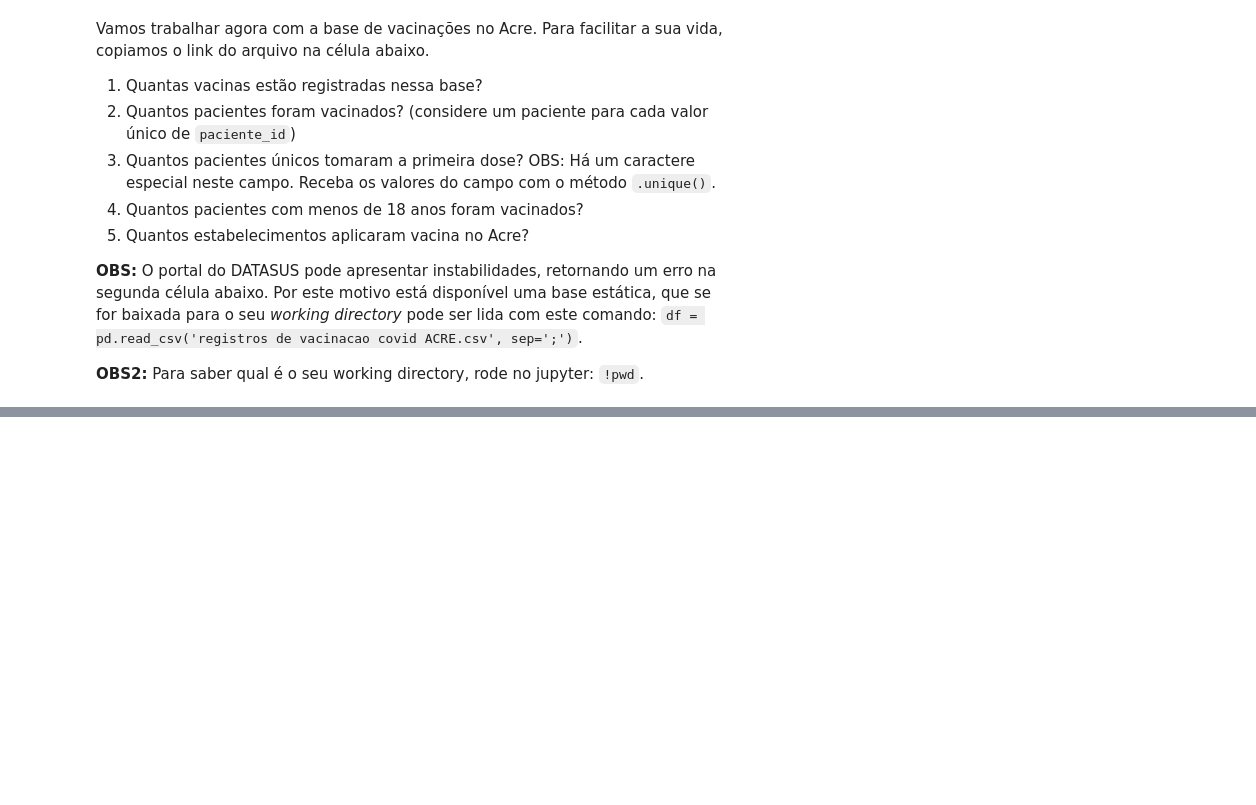
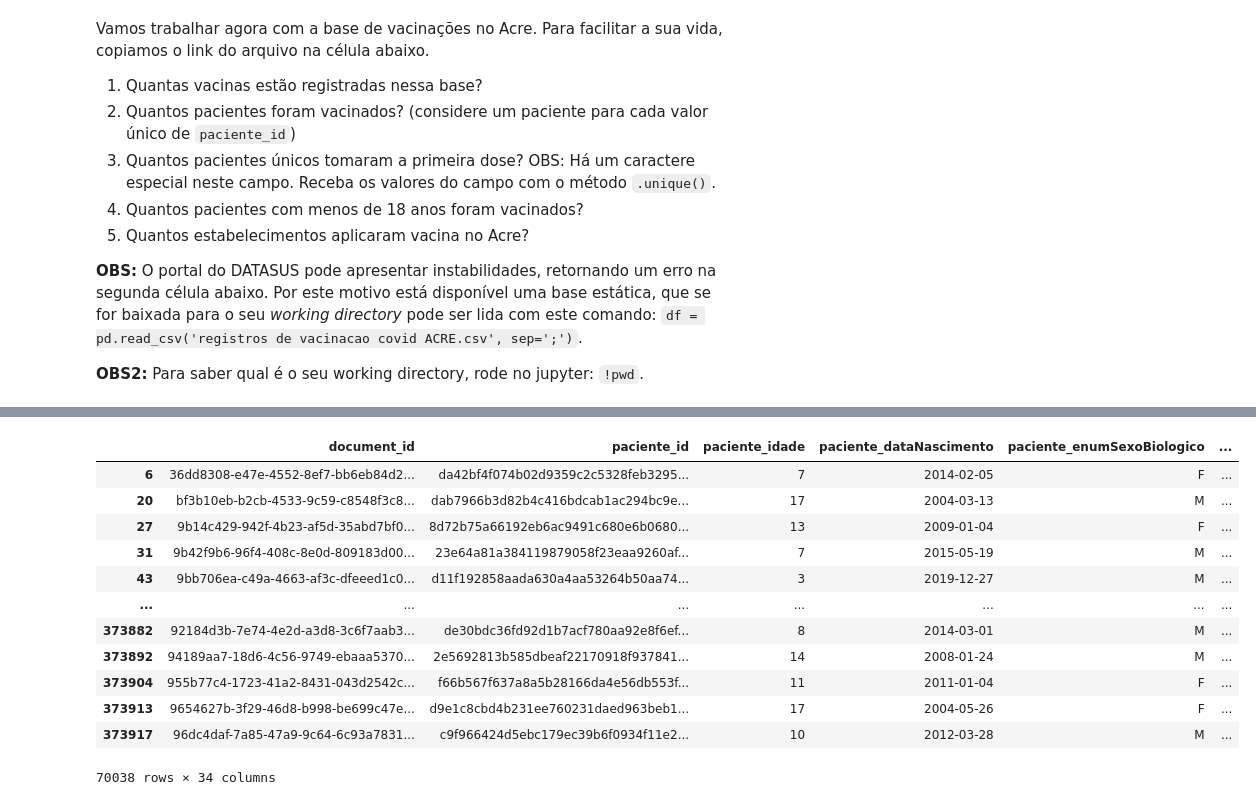
Before and after one commit to victortintel/ex_2_introducao_ao_pandas_modulo_4, a Jupyter notebook: ex2_victor_tintel_mod_4_atualizado .ipynb, the cells around one changed output, grey strips where cells are left out. Cells and saved outputs as stored; diff of their text form; code cells hidden in the pictures; blank space fills up the shorter version.

```diff
--- a/ex2_victor_tintel_mod_4_atualizado .ipynb
+++ b/ex2_victor_tintel_mod_4_atualizado .ipynb
@@ -248,0 +224,4 @@ HTTPError: HTTP Error 403: Forbidden
+# %%
+# 1) Sua solução aqui
+vac_acre = pd.read_csv('vacinacoes_ac.csv', sep=";")
+vac_acre
@@ -248,0 +276,6 @@ HTTPError: HTTP Error 403: Forbidden
+# %%
+# 3)
+vac_acre["Primeira dose"] = 0
+vac_acre.loc[vac_acre["vacina_descricao_dose"] == '1ª Dose', "Primeira dose"] = 1
+vacinados_primeira = vac_acre["Primeira dose"].sum()
+print(f"{vacinados_primeira} pessoas foram vacinadas com a primeira dose.")
@@ -248,0 +284,7 @@ HTTPError: HTTP Error 403: Forbidden
+# %%
+# 4) Quantos pacientes com menos de 18 anos foram vacinados?
+
+vac_acre["menor de idade"] = 0
+vac_acre.loc[vac_acre["paciente_idade"] < 18, "menor de idade"] = 1
+menor_de_idade = vac_acre["menor de idade"].sum()
+print(f"{menor_de_idade} pessoas são menores de idade.")
@@ -249,2 +309,19 @@ HTTPError: HTTP Error 403: Forbidden
+# %%
+novo_data = vac_acre[vac_acre["menor de idade"] == 1]
+novo_data
+# %% [output]
+|  | document_id | paciente_id | paciente_idade | paciente_dataNascimento | paciente_enumSexoBiologico | ... |
+| 6 | 36dd8308-e47e-4552-8ef7-bb6eb84d2... | da42bf4f074b02d9359c2c5328feb3295... | 7 | 2014-02-05 | F | ... |
+| 20 | bf3b10eb-b2cb-4533-9c59-c8548f3c8... | dab7966b3d82b4c416bdcab1ac294bc9e... | 17 | 2004-03-13 | M | ... |
+| 27 | 9b14c429-942f-4b23-af5d-35abd7bf0... | 8d72b75a66192eb6ac9491c680e6b0680... | 13 | 2009-01-04 | F | ... |
+| 31 | 9b42f9b6-96f4-408c-8e0d-809183d00... | 23e64a81a384119879058f23eaa9260af... | 7 | 2015-05-19 | M | ... |
+| 43 | 9bb706ea-c49a-4663-af3c-dfeeed1c0... | d11f192858aada630a4aa53264b50aa74... | 3 | 2019-12-27 | M | ... |
+| ... | ... | ... | ... | ... | ... | ... |
+| 373882 | 92184d3b-7e74-4e2d-a3d8-3c6f7aab3... | de30bdc36fd92d1b7acf780aa92e8f6ef... | 8 | 2014-03-01 | M | ... |
+| 373892 | 94189aa7-18d6-4c56-9749-ebaaa5370... | 2e5692813b585dbeaf22170918f937841... | 14 | 2008-01-24 | M | ... |
+| 373904 | 955b77c4-1723-41a2-8431-043d2542c... | f66b567f637a8a5b28166da4e56db553f... | 11 | 2011-01-04 | F | ... |
+| 373913 | 9654627b-3f29-46d8-b998-be699c47e... | d9e1c8cbd4b231ee760231daed963beb1... | 17 | 2004-05-26 | F | ... |
+| 373917 | 96dc4daf-7a85-47a9-9c64-6c93a7831... | c9f966424d5ebc179ec39b6f0934f11e2... | 10 | 2012-03-28 | M | ... |
+70038 rows × 34 columns
 # %%
 # 2)
```
Also changed, not shown: parts of 29 cells of this notebook.
